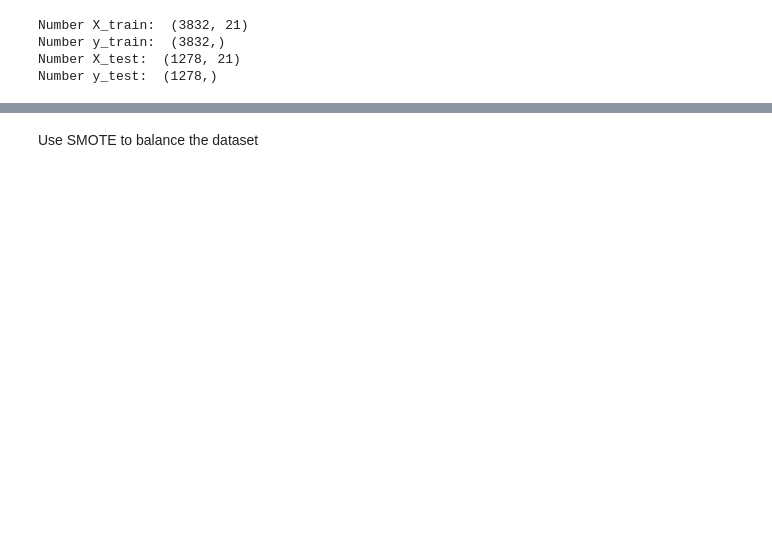
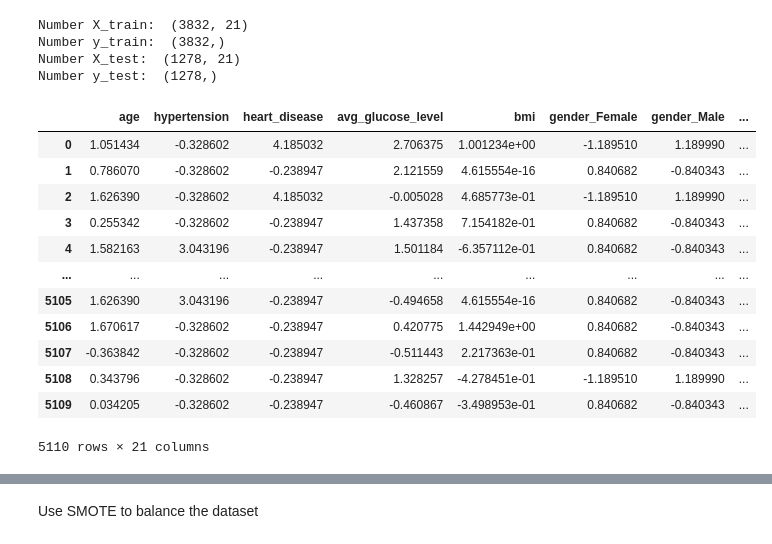
Before and after one commit to dot-william/ml-django-integration, a Jupyter notebook: stroke/StrokeClassification.ipynb, the cells around one changed output, grey strips where cells are left out. Drawn from its saved outputs; the diff is of its cells as text; code cells hidden in the pictures; blank space fills up the shorter version.

```diff
--- a/stroke/StrokeClassification.ipynb
+++ b/stroke/StrokeClassification.ipynb
@@ -374,7 +330,7 @@ stroke_df
 # %%
 # Features
 # X = stroke_df.drop(['stroke'], axis=1)
-X = stroke_df.drop(['id','stroke'], axis=1)
+X = stroke_df.drop(['stroke'], axis=1)
 
 # Labels
 y = stroke_df['stroke']
@@ -391,3 +347,19 @@ Number X_train:  (3832, 21)
 Number y_train:  (3832,)
 Number X_test:  (1278, 21)
 Number y_test:  (1278,)
+# %%
+X
+# %% [output]
+|  | age | hypertension | heart_disease | avg_glucose_level | bmi | gender_Female | gender_Male | ... |
+| 0 | 1.051434 | -0.328602 | 4.185032 | 2.706375 | 1.001234e+00 | -1.189510 | 1.189990 | ... |
+| 1 | 0.786070 | -0.328602 | -0.238947 | 2.121559 | 4.615554e-16 | 0.840682 | -0.840343 | ... |
+| 2 | 1.626390 | -0.328602 | 4.185032 | -0.005028 | 4.685773e-01 | -1.189510 | 1.189990 | ... |
+| 3 | 0.255342 | -0.328602 | -0.238947 | 1.437358 | 7.154182e-01 | 0.840682 | -0.840343 | ... |
+| 4 | 1.582163 | 3.043196 | -0.238947 | 1.501184 | -6.357112e-01 | 0.840682 | -0.840343 | ... |
+| ... | ... | ... | ... | ... | ... | ... | ... | ... |
+| 5105 | 1.626390 | 3.043196 | -0.238947 | -0.494658 | 4.615554e-16 | 0.840682 | -0.840343 | ... |
+| 5106 | 1.670617 | -0.328602 | -0.238947 | 0.420775 | 1.442949e+00 | 0.840682 | -0.840343 | ... |
+| 5107 | -0.363842 | -0.328602 | -0.238947 | -0.511443 | 2.217363e-01 | 0.840682 | -0.840343 | ... |
+| 5108 | 0.343796 | -0.328602 | -0.238947 | 1.328257 | -4.278451e-01 | -1.189510 | 1.189990 | ... |
+| 5109 | 0.034205 | -0.328602 | -0.238947 | -0.460867 | -3.498953e-01 | 0.840682 | -0.840343 | ... |
+5110 rows × 21 columns
```
Also changed, not shown: parts of 17 cells of this notebook, 9 other files.
